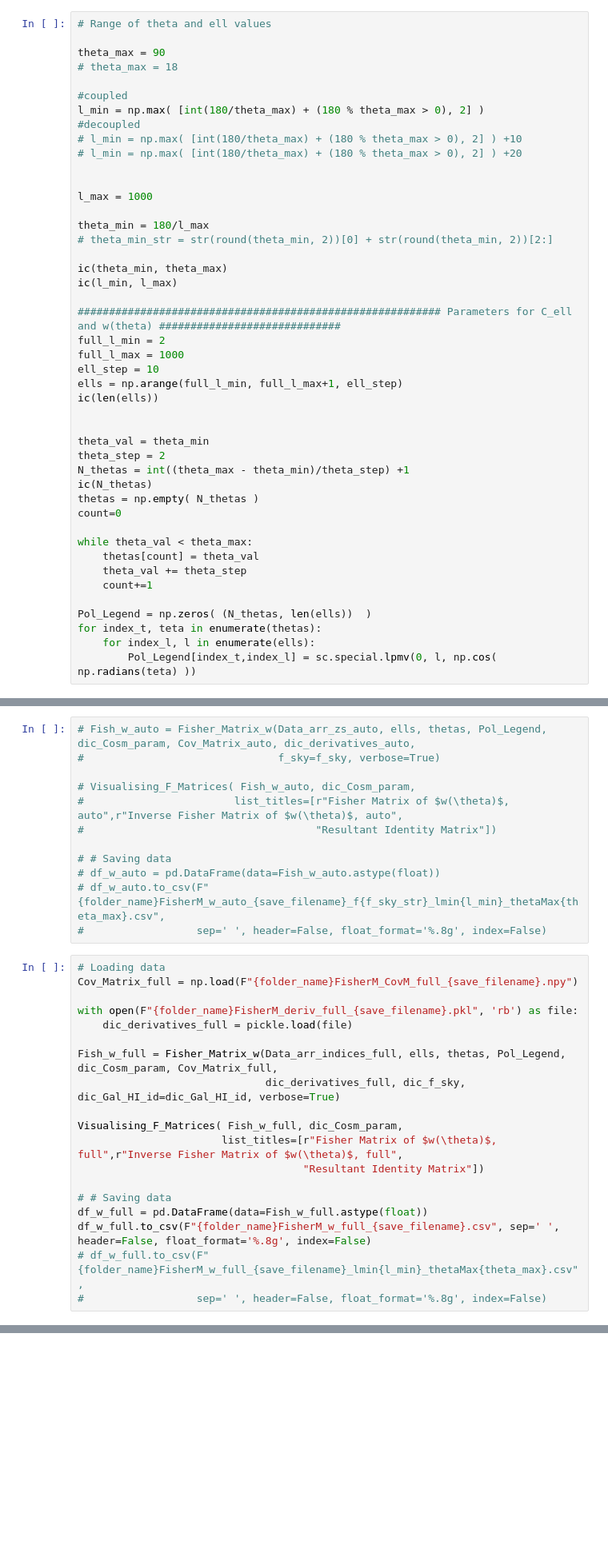
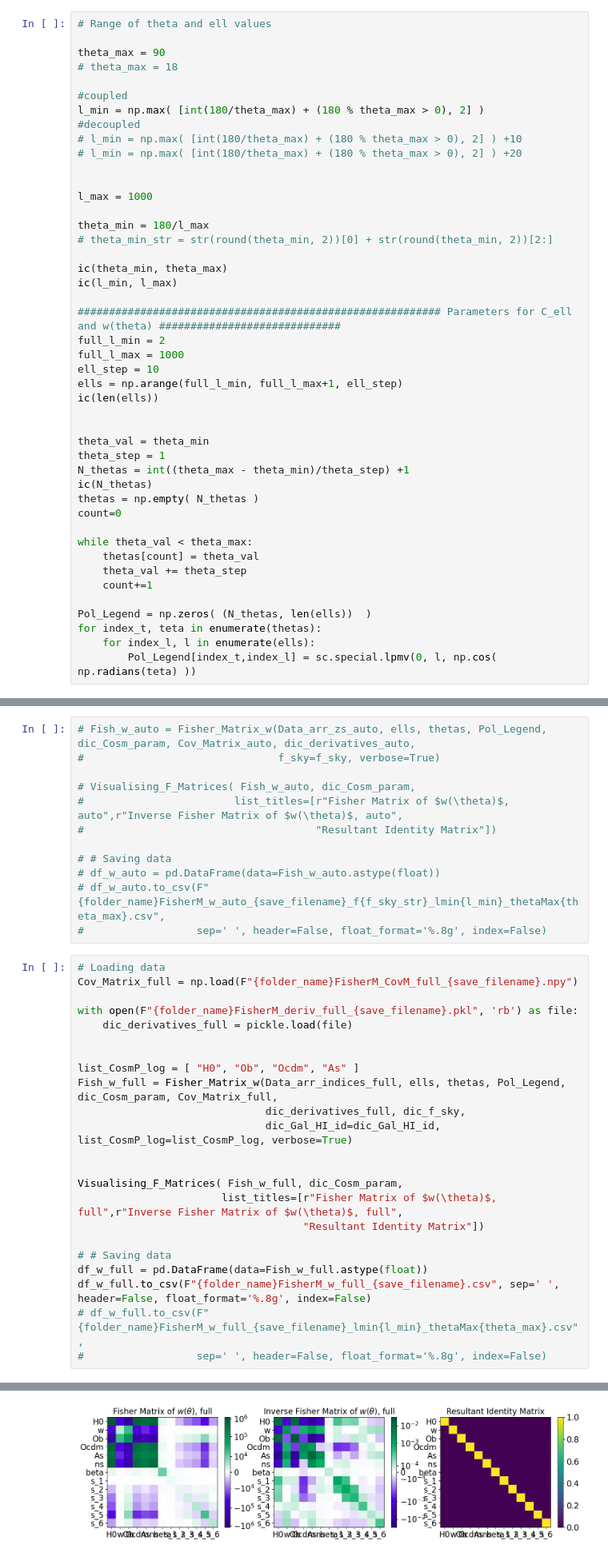
Before and after one commit to GreenTS27/Photo_Surveys-HI_IM-Fisher_Matrix, a Jupyter notebook: Fisher_Matrix_C_ell_vs_w_t.ipynb, the cells around one changed output, grey strips where cells are left out. Shown at 80% size. Saved outputs shown, nothing was run; the diff lists cells and outputs as text; blank space fills up the shorter version.

```diff
--- a/Fisher_Matrix_C_ell_vs_w_t.ipynb
+++ b/Fisher_Matrix_C_ell_vs_w_t.ipynb
@@ -2243,7 +2292,7 @@ ic(len(ells))
 
 
 theta_val = theta_min
-theta_step = 2
+theta_step = 1
 N_thetas = int((theta_max - theta_min)/theta_step) +1
 ic(N_thetas)
 thetas = np.empty( N_thetas )
@@ -2536,8 +2625,12 @@ Cov_Matrix_full = np.load(F"{folder_name}FisherM_CovM_full_{save_filename}.npy")
 with open(F"{folder_name}FisherM_deriv_full_{save_filename}.pkl", 'rb') as file:
     dic_derivatives_full = pickle.load(file)
 
+
+list_CosmP_log = [ "H0", "Ob", "Ocdm", "As" ]
 Fish_w_full = Fisher_Matrix_w(Data_arr_indices_full, ells, thetas, Pol_Legend, dic_Cosm_param, Cov_Matrix_full,
-                              dic_derivatives_full, dic_f_sky, dic_Gal_HI_id=dic_Gal_HI_id, verbose=True)
+                              dic_derivatives_full, dic_f_sky,
+                              dic_Gal_HI_id=dic_Gal_HI_id, list_CosmP_log=list_CosmP_log, verbose=True)
+
 
 Visualising_F_Matrices( Fish_w_full, dic_Cosm_param,
                        list_titles=[r"Fisher Matrix of $w(\theta)$, full",r"Inverse Fisher Matrix of $w(\theta)$, full",
@@ -2556,0 +2652 @@ Computing small covariance matrix 14797 of 18496
+[figure, new version]
```
Also changed, not shown: parts of 45 cells of this notebook.
